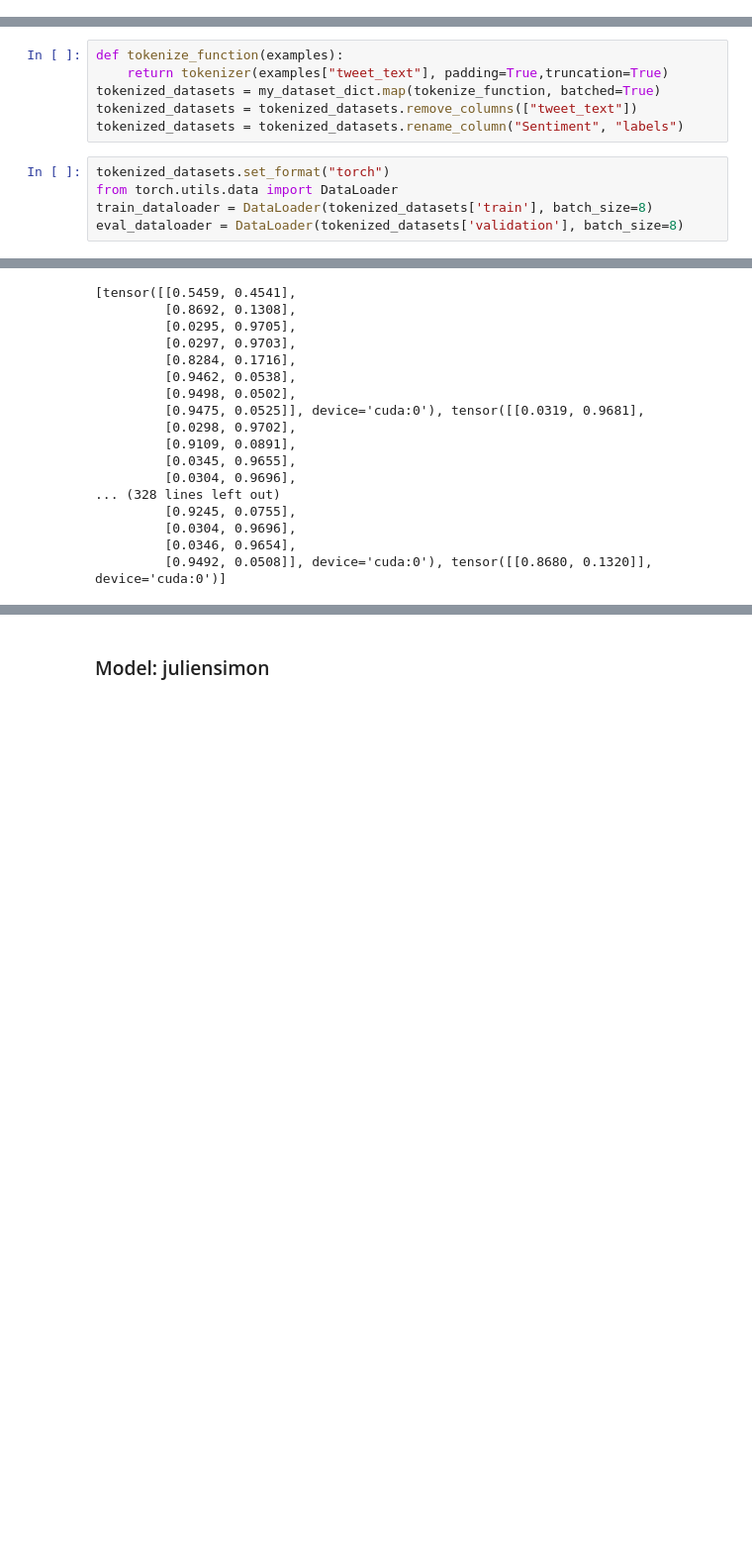
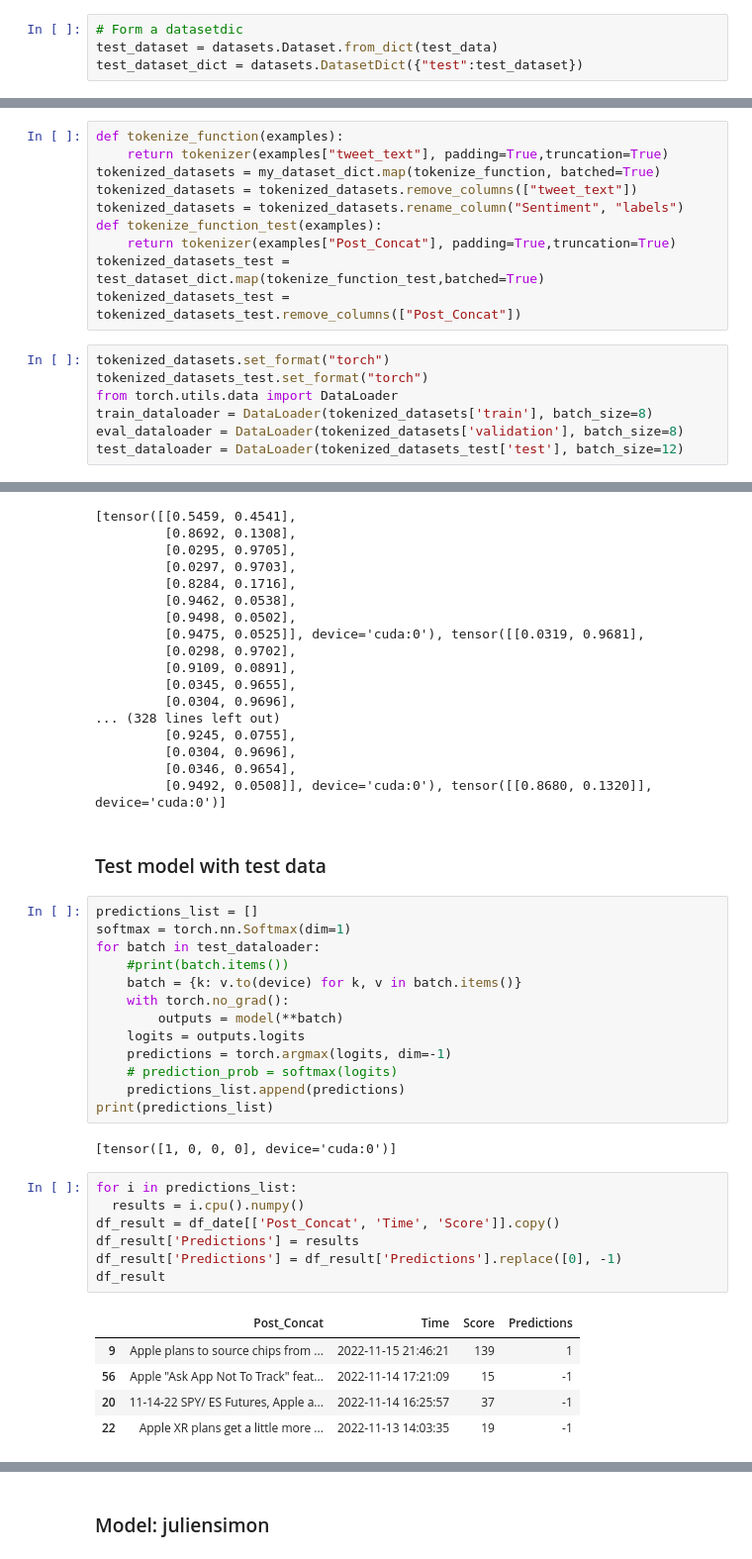
Before and after one commit to ece1786-2022/HiveMindInvestor, a Jupyter notebook: baseline_sentiment_model.ipynb, the cells around one changed output, grey strips where cells are left out. Shown at 99% size. Saved outputs shown, nothing was run; the diff lists cells and outputs as text; blank space fills up the shorter version.

```diff
--- a/baseline_sentiment_model.ipynb
+++ b/baseline_sentiment_model.ipynb
@@ -128,3 +203,7 @@ my_dataset_dict = datasets.DatasetDict({"train":train_dataset,"validation":val_d
+# %%
+# Form a datasetdic
+test_dataset = datasets.Dataset.from_dict(test_data)
+test_dataset_dict = datasets.DatasetDict({"test":test_dataset})
 # %%
 from transformers import AutoTokenizer, AutoModelForSequenceClassification
 # %% [markdown]
@@ -139,11 +218,17 @@ def tokenize_function(examples):
 tokenized_datasets = my_dataset_dict.map(tokenize_function, batched=True)
 tokenized_datasets = tokenized_datasets.remove_columns(["tweet_text"])
 tokenized_datasets = tokenized_datasets.rename_column("Sentiment", "labels")
+def tokenize_function_test(examples):
+    return tokenizer(examples["Post_Concat"], padding=True,truncation=True)
+tokenized_datasets_test = test_dataset_dict.map(tokenize_function_test,batched=True)
+tokenized_datasets_test = tokenized_datasets_test.remove_columns(["Post_Concat"])
 # %%
 tokenized_datasets.set_format("torch")
+tokenized_datasets_test.set_format("torch")
 from torch.utils.data import DataLoader
 train_dataloader = DataLoader(tokenized_datasets['train'], batch_size=8)
 eval_dataloader = DataLoader(tokenized_datasets['validation'], batch_size=8)
+test_dataloader = DataLoader(tokenized_datasets_test['test'], batch_size=12)
 # %%
 from torch.optim import AdamW
 
@@ -278,3 +367,33 @@ predictions_list
          [0.0304, 0.9696],
          [0.0346, 0.9654],
          [0.9492, 0.0508]], device='cuda:0'), tensor([[0.8680, 0.1320]], device='cuda:0')]
+# %% [markdown]
+### Test model with test data
+# %%
+predictions_list = []
+softmax = torch.nn.Softmax(dim=1)
+for batch in test_dataloader:
+    #print(batch.items())
+    batch = {k: v.to(device) for k, v in batch.items()}
+    with torch.no_grad():
+        outputs = model(**batch)
+    logits = outputs.logits
+    predictions = torch.argmax(logits, dim=-1)
+    # prediction_prob = softmax(logits)
+    predictions_list.append(predictions)
+print(predictions_list)
+# %% [output]
+[tensor([1, 0, 0, 0], device='cuda:0')]
+# %%
+for i in predictions_list:
+  results = i.cpu().numpy()
+df_result = df_date[['Post_Concat', 'Time', 'Score']].copy()
+df_result['Predictions'] = results
+df_result['Predictions'] = df_result['Predictions'].replace([0], -1)
+df_result
+# %% [output]
+|  | Post_Concat | Time | Score | Predictions |
+| 9 | Apple plans to source chips from ... | 2022-11-15 21:46:21 | 139 | 1 |
+| 56 | Apple "Ask App Not To Track" feat... | 2022-11-14 17:21:09 | 15 | -1 |
+| 20 | 11-14-22 SPY/ ES Futures, Apple a... | 2022-11-14 16:25:57 | 37 | -1 |
+| 22 | Apple XR plans get a little more ... | 2022-11-13 14:03:35 | 19 | -1 |
```
Also changed, not shown: parts of 21 cells of this notebook.
